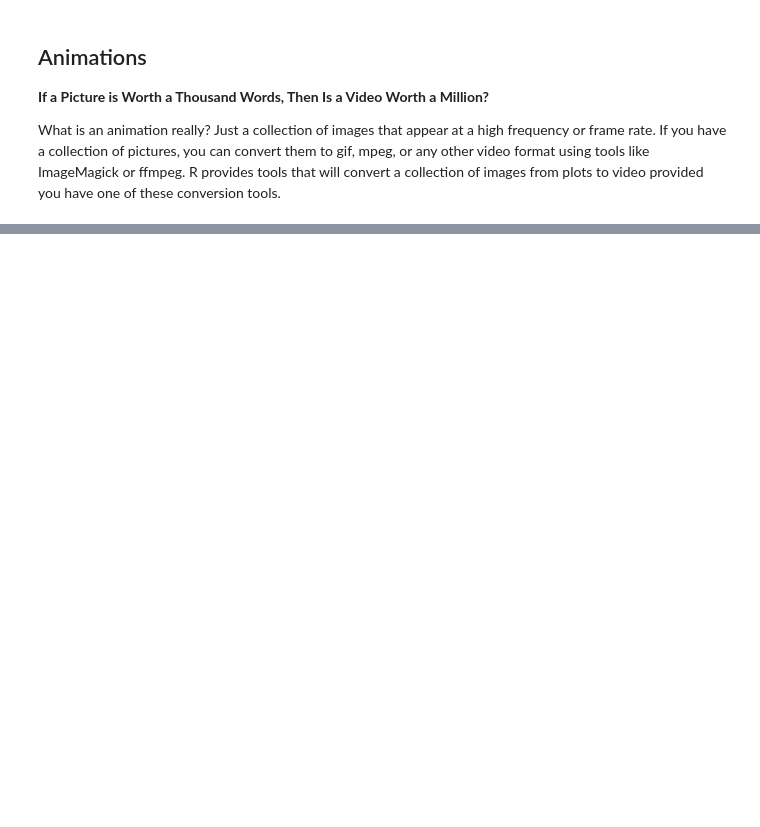
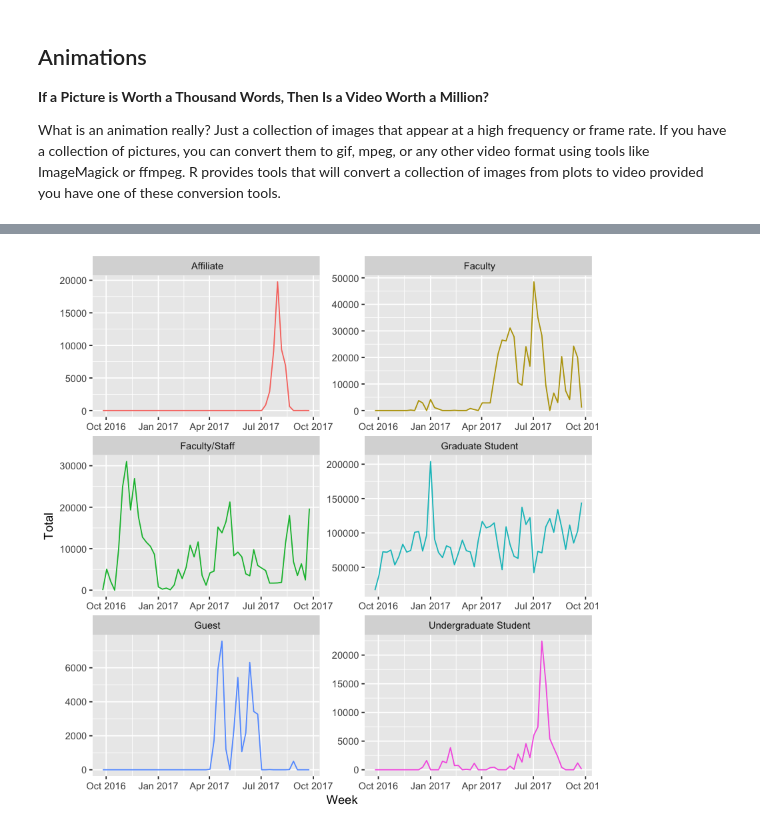
Before and after one commit to alexpacheco/rprog, a Jupyter notebook: rprog.ipynb, the cells around one changed output, grey strips where cells are left out. Drawn from its saved outputs; the diff is of its cells as text; code cells hidden in the pictures; blank space fills up the shorter version.

```diff
--- a/rprog.ipynb
+++ b/rprog.ipynb
@@ -651,9 +1005,12 @@ if(!require('gganimate')){
 # %%
 weeklyusage_status <- daily %>%
   group_by(Week=floor_date(as.Date(Day), "week"),Status) %>%
   summarize(Total=round(sum(as.double(Total)),2),Jobs=round(sum(as.double(TotalJ)))) %>%
   ggplot(aes(Week,Total,frame=Week,cumulative=TRUE)) + geom_line(aes(col = Status)) +
   facet_wrap( ~Status, scales = "free", ncol = 2) + theme(legend.position='none')
+weeklyusage_status
+# %% [output]
+[figure, added]
 # %%
 ani.options(interval = 0.1, ani.width = 640, ani.height = 480)
 gganimate(weeklyusage_status,'weeklystatus.gif')
```
Also changed, not shown: parts of 87 cells of this notebook, 9 other files.
